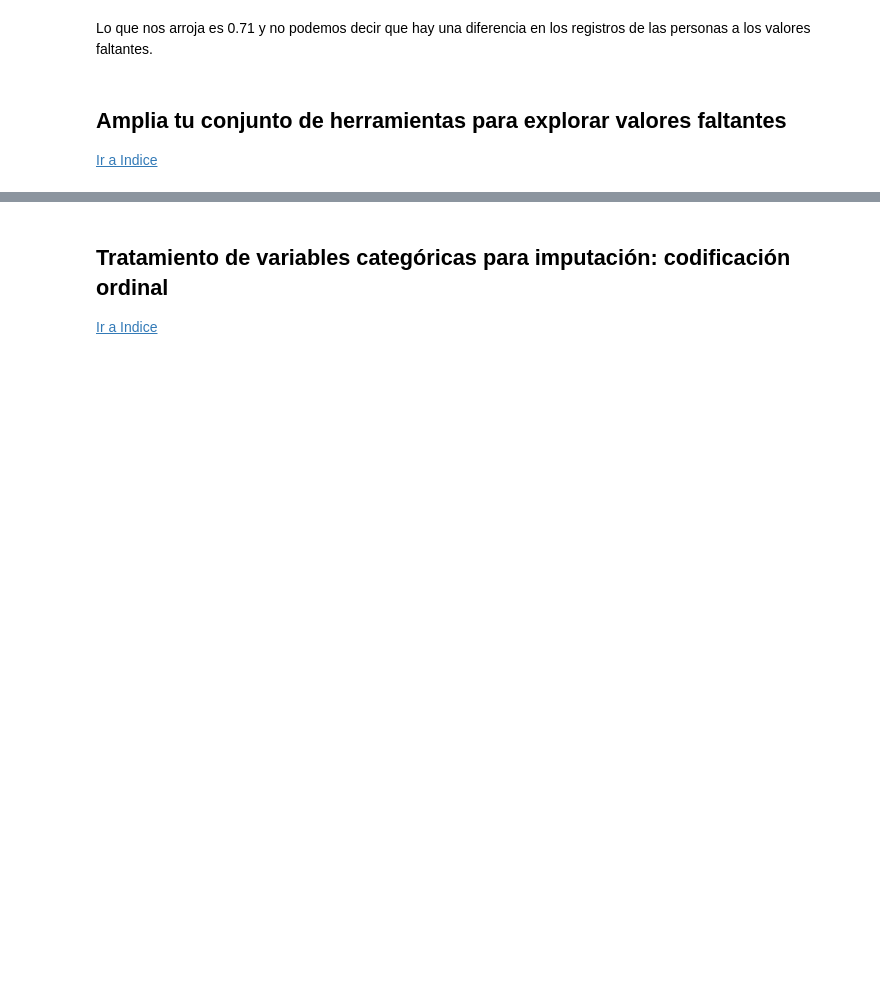
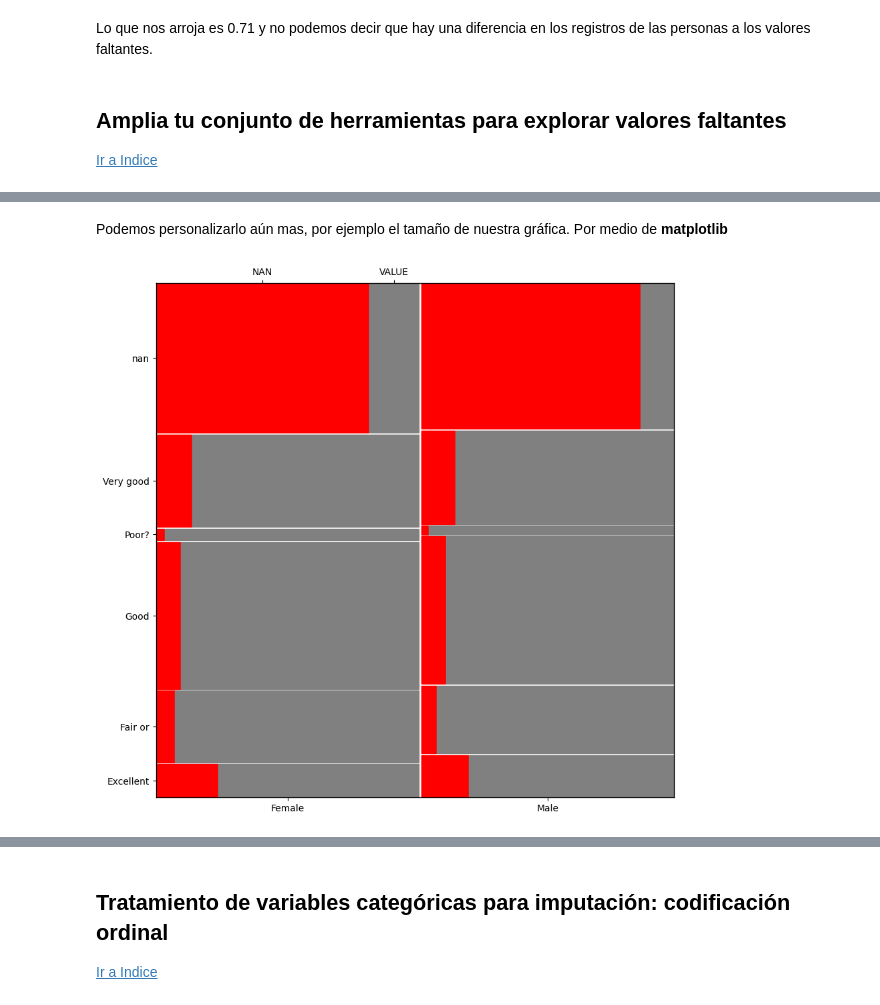
Before and after one commit to DensLopez/imputaci-n, a Jupyter notebook: codes/imputacion.ipynb, the cells around one changed output, grey strips where cells are left out. Cells and saved outputs as stored; diff of their text form; code cells hidden in the pictures; blank space fills up the shorter version.

```diff
--- a/codes/imputacion.ipynb
+++ b/codes/imputacion.ipynb
@@ -1083,0 +1241,39 @@ Lo que nos arroja es 0.71 y no podemos decir que hay una diferencia en los regis
+# %% [markdown]
+Podemos personalizarlo aún mas, por ejemplo el tamaño de nuestra gráfica. Por medio de **matplotlib**
+# %%
+#añadi esto
+fit,ax = plt.subplots(figsize=(10,10))
+(
+    nhanes_df
+    .select_columns('weight','general_health_condition','gender')
+    .assign(
+        weight = lambda df:df.weight.isna().replace([True,False],["NAN","VALUE"])
+    )
+    .groupby(
+        ['gender','general_health_condition','weight'],
+        #No queremos quitar valores faltantes
+        dropna=False,
+        #Queremos agruparlos y contarlos
+        as_index = True
+    )
+    .size()
+    #Graficar
+    .pipe(
+        lambda df: mosaic(
+            data = df,
+            #colorear
+            properties= lambda key:{'color':'r' if 'NAN' in key else 'gray'},
+            #cambiar orientación
+            horizontal=True,
+            #cambiar etiquetas
+            axes_label=True,
+            title='',
+            labelizer=lambda key:'',
+            #añadi esto
+            ax=ax
+        )
+    )
+);
+# el punto y coma es para que el texto no se vea
+# %% [output]
+[figure, added]
```
Also changed, not shown: parts of 14 cells of this notebook.
